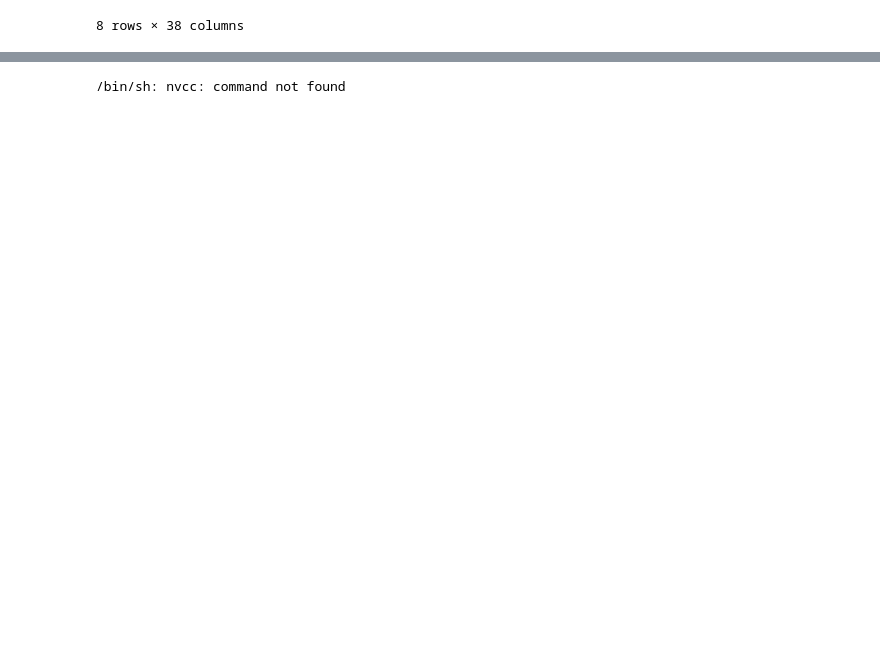
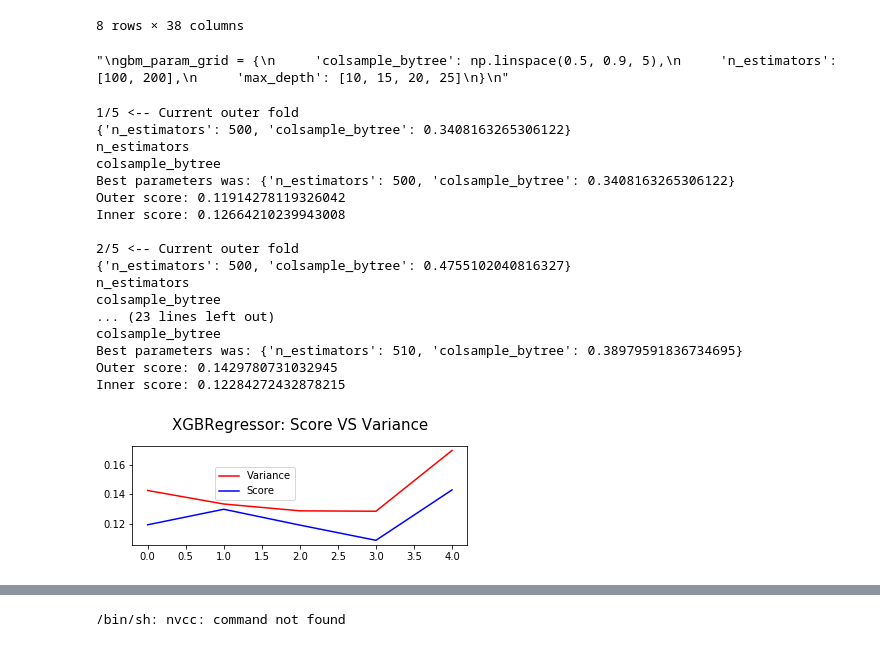
Before and after one commit to casperbh96/house-price-prediction, a Jupyter notebook: Experimental/GradientBoosting.ipynb, the cells around one changed output, grey strips where cells are left out. Drawn from its saved outputs; the diff is of its cells as text; code cells hidden in the pictures; blank space fills up the shorter version.

```diff
--- a/Experimental/GradientBoosting.ipynb
+++ b/Experimental/GradientBoosting.ipynb
@@ -50,7 +55,7 @@ DM_test =  xgb.DMatrix(data = X_test,
 # %%
 gbm_param_grid = {
      'colsample_bytree': np.linspace(0.3, 0.5),
-     'n_estimators':[500],
+     'n_estimators':[450,500,510],
 }
 '''
 gbm_param_grid = {
@@ -59,5 +64,30 @@ gbm_param_grid = {
      'max_depth': [10, 15, 20, 25]
 }
 '''
+# %% [output]
+"\ngbm_param_grid = {\n     'colsample_bytree': np.linspace(0.5, 0.9, 5),\n     'n_estimators':[100, 200],\n     'max_depth': [10, 15, 20, 25]\n}\n"
+# %%
+inner_params,outer_score,inner_score = nested_cv(features_data=X, expected_data=y, model=xgb.XGBRegressor(),
+                                   model_params=gbm_param_grid,
+                                   outer_kfolds=5, inner_kfolds=5,sqrt_of_score=True)
+# %% [output]
+1/5 <-- Current outer fold
+{'n_estimators': 500, 'colsample_bytree': 0.3408163265306122}
+n_estimators
+colsample_bytree
+Best parameters was: {'n_estimators': 500, 'colsample_bytree': 0.3408163265306122}
+Outer score: 0.11914278119326042
+Inner score: 0.12664210239943008
+
+2/5 <-- Current outer fold
+{'n_estimators': 500, 'colsample_bytree': 0.4755102040816327}
+n_estimators
+colsample_bytree
+... (23 lines left out)
+colsample_bytree
+Best parameters was: {'n_estimators': 510, 'colsample_bytree': 0.38979591836734695}
+Outer score: 0.1429780731032945
+Inner score: 0.12284272432878215
+[figure, added]
 # %%
 gbm = xgb.XGBRegressor()
```
Also changed, not shown: parts of 6 cells of this notebook, 1 other file.
